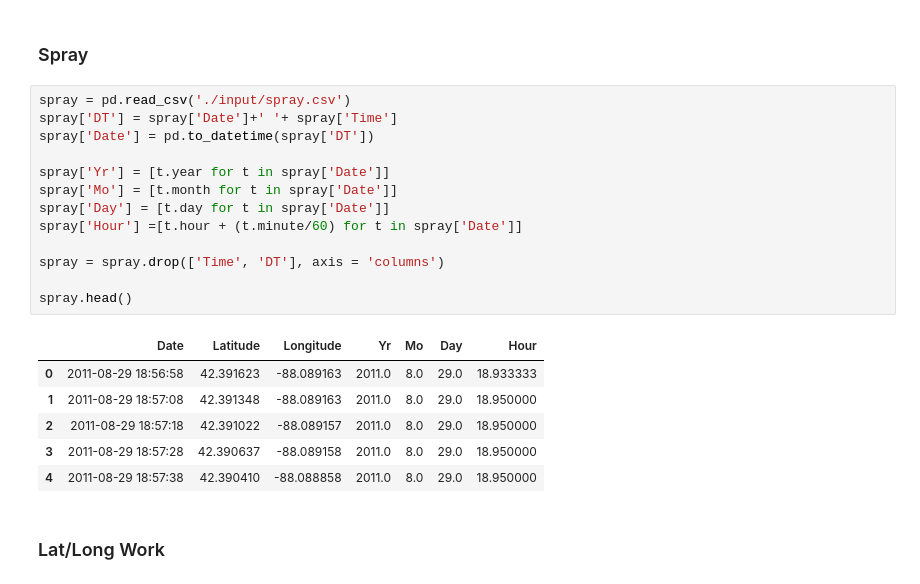
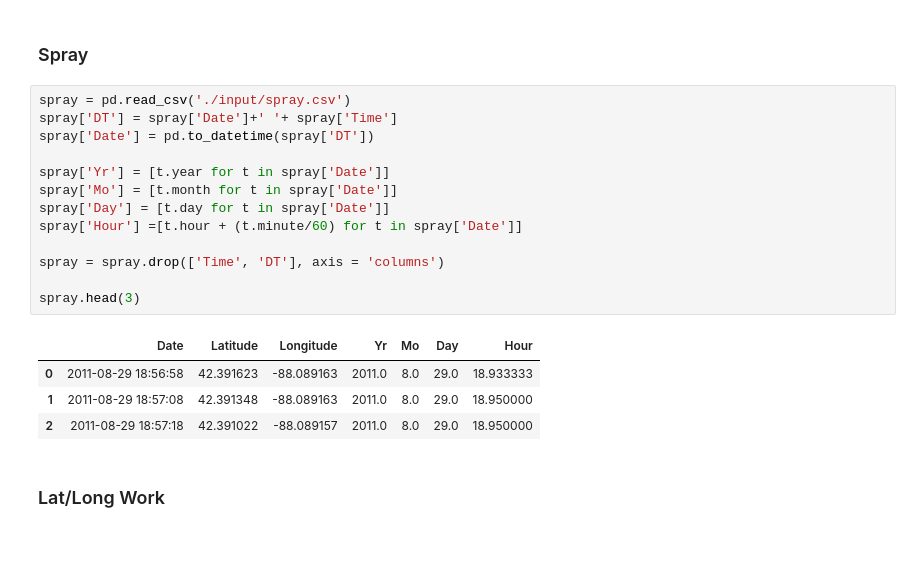
Before and after one commit to wipegup/WNVKaggle, a Jupyter notebook: Starter Code.ipynb, the cells around one changed output. Drawn from its saved outputs; the diff is of its cells as text; blank space fills up the shorter version.

```diff
--- a/Starter Code.ipynb
+++ b/Starter Code.ipynb
@@ -170,23 +176,21 @@ memory usage: 738.7+ KB
 # %%
 spray = pd.read_csv('./input/spray.csv')
 spray['DT'] = spray['Date']+' '+ spray['Time']
 spray['Date'] = pd.to_datetime(spray['DT'])
 
 spray['Yr'] = [t.year for t in spray['Date']]
 spray['Mo'] = [t.month for t in spray['Date']]
 spray['Day'] = [t.day for t in spray['Date']]
 spray['Hour'] =[t.hour + (t.minute/60) for t in spray['Date']]
 
 spray = spray.drop(['Time', 'DT'], axis = 'columns')
 
-spray.head()
+spray.head(3)
 # %% [output]
 |  | Date | Latitude | Longitude | Yr | Mo | Day | Hour |
 | 0 | 2011-08-29 18:56:58 | 42.391623 | -88.089163 | 2011.0 | 8.0 | 29.0 | 18.933333 |
 | 1 | 2011-08-29 18:57:08 | 42.391348 | -88.089163 | 2011.0 | 8.0 | 29.0 | 18.950000 |
 | 2 | 2011-08-29 18:57:18 | 42.391022 | -88.089157 | 2011.0 | 8.0 | 29.0 | 18.950000 |
-| 3 | 2011-08-29 18:57:28 | 42.390637 | -88.089158 | 2011.0 | 8.0 | 29.0 | 18.950000 |
-| 4 | 2011-08-29 18:57:38 | 42.390410 | -88.088858 | 2011.0 | 8.0 | 29.0 | 18.950000 |
 # %% [markdown]
 ### Lat/Long Work
 # %% [markdown]
```
Also changed, not shown: parts of 2 cells of this notebook, 1 other file.
